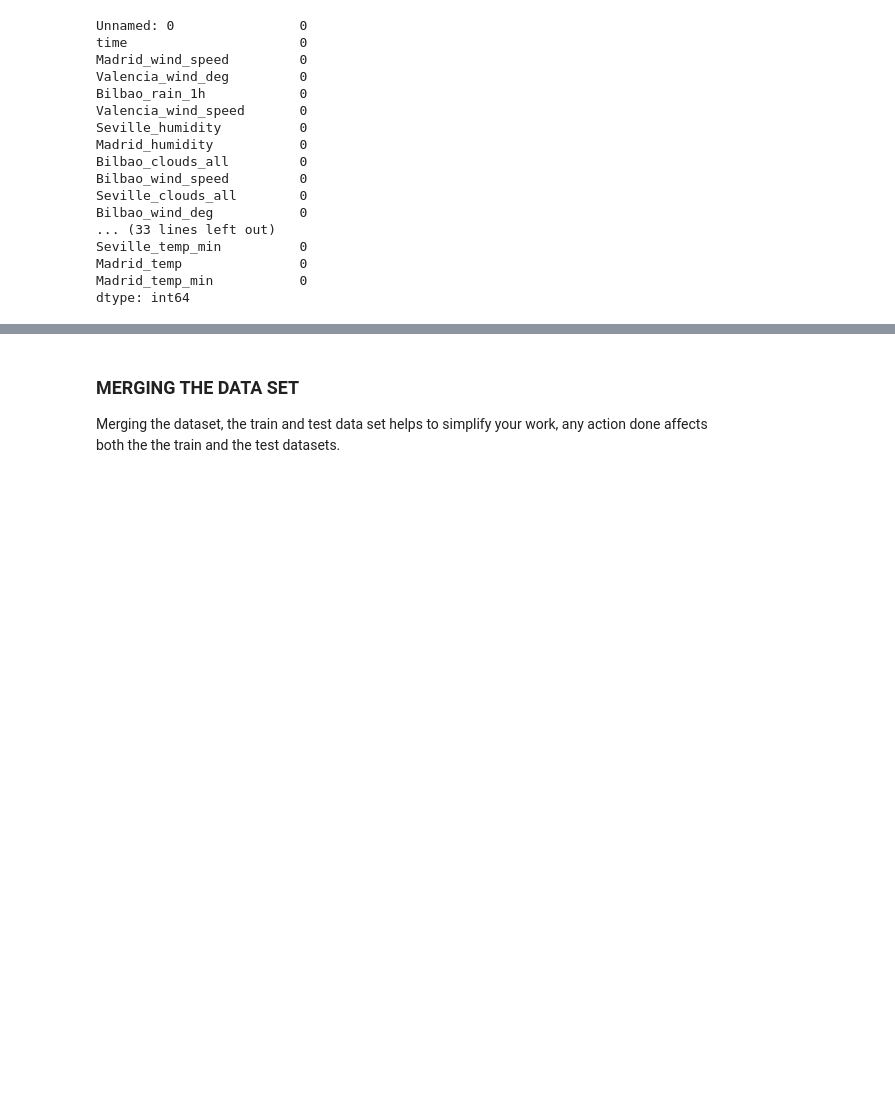
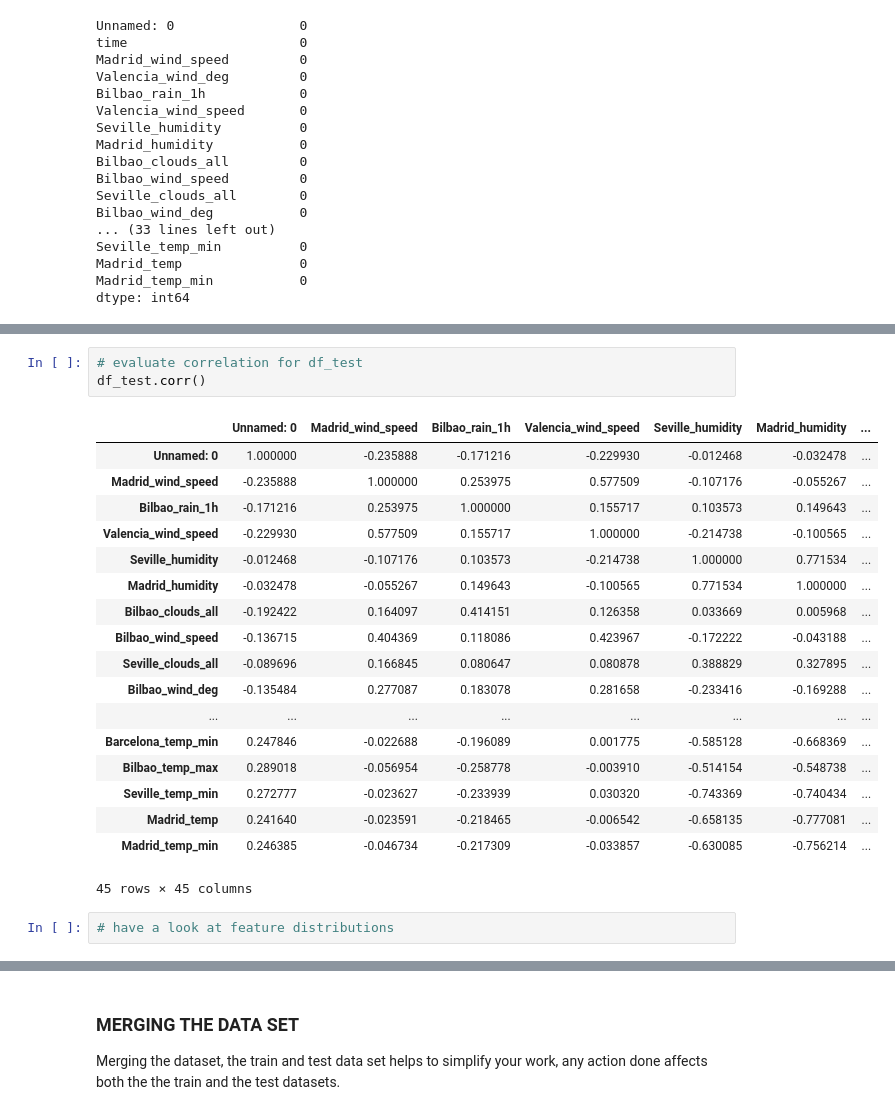
Before and after one commit to YinkaOlusola/Energy_Demand_Shortfall_Prediction-Advanced_Regression, a Jupyter notebook: starter-notebook.ipynb, the cells around one changed output, grey strips where cells are left out. Cells and saved outputs as stored; diff of their text form; blank space fills up the shorter version.

```diff
--- a/starter-notebook.ipynb
+++ b/starter-notebook.ipynb
@@ -254,0 +309,24 @@ dtype: int64
+# %%
+# evaluate correlation for df_test
+df_test.corr()
+# %% [output]
+|  | Unnamed: 0 | Madrid_wind_speed | Bilbao_rain_1h | Valencia_wind_speed | Seville_humidity | Madrid_humidity | ... |
+| Unnamed: 0 | 1.000000 | -0.235888 | -0.171216 | -0.229930 | -0.012468 | -0.032478 | ... |
+| Madrid_wind_speed | -0.235888 | 1.000000 | 0.253975 | 0.577509 | -0.107176 | -0.055267 | ... |
+| Bilbao_rain_1h | -0.171216 | 0.253975 | 1.000000 | 0.155717 | 0.103573 | 0.149643 | ... |
+| Valencia_wind_speed | -0.229930 | 0.577509 | 0.155717 | 1.000000 | -0.214738 | -0.100565 | ... |
+| Seville_humidity | -0.012468 | -0.107176 | 0.103573 | -0.214738 | 1.000000 | 0.771534 | ... |
+| Madrid_humidity | -0.032478 | -0.055267 | 0.149643 | -0.100565 | 0.771534 | 1.000000 | ... |
+| Bilbao_clouds_all | -0.192422 | 0.164097 | 0.414151 | 0.126358 | 0.033669 | 0.005968 | ... |
+| Bilbao_wind_speed | -0.136715 | 0.404369 | 0.118086 | 0.423967 | -0.172222 | -0.043188 | ... |
+| Seville_clouds_all | -0.089696 | 0.166845 | 0.080647 | 0.080878 | 0.388829 | 0.327895 | ... |
+| Bilbao_wind_deg | -0.135484 | 0.277087 | 0.183078 | 0.281658 | -0.233416 | -0.169288 | ... |
+| ... | ... | ... | ... | ... | ... | ... | ... |
+| Barcelona_temp_min | 0.247846 | -0.022688 | -0.196089 | 0.001775 | -0.585128 | -0.668369 | ... |
+| Bilbao_temp_max | 0.289018 | -0.056954 | -0.258778 | -0.003910 | -0.514154 | -0.548738 | ... |
+| Seville_temp_min | 0.272777 | -0.023627 | -0.233939 | 0.030320 | -0.743369 | -0.740434 | ... |
+| Madrid_temp | 0.241640 | -0.023591 | -0.218465 | -0.006542 | -0.658135 | -0.777081 | ... |
+| Madrid_temp_min | 0.246385 | -0.046734 | -0.217309 | -0.033857 | -0.630085 | -0.756214 | ... |
+45 rows × 45 columns
+# %%
+# have a look at feature distributions
```
Also changed, not shown: parts of 34 cells of this notebook.
